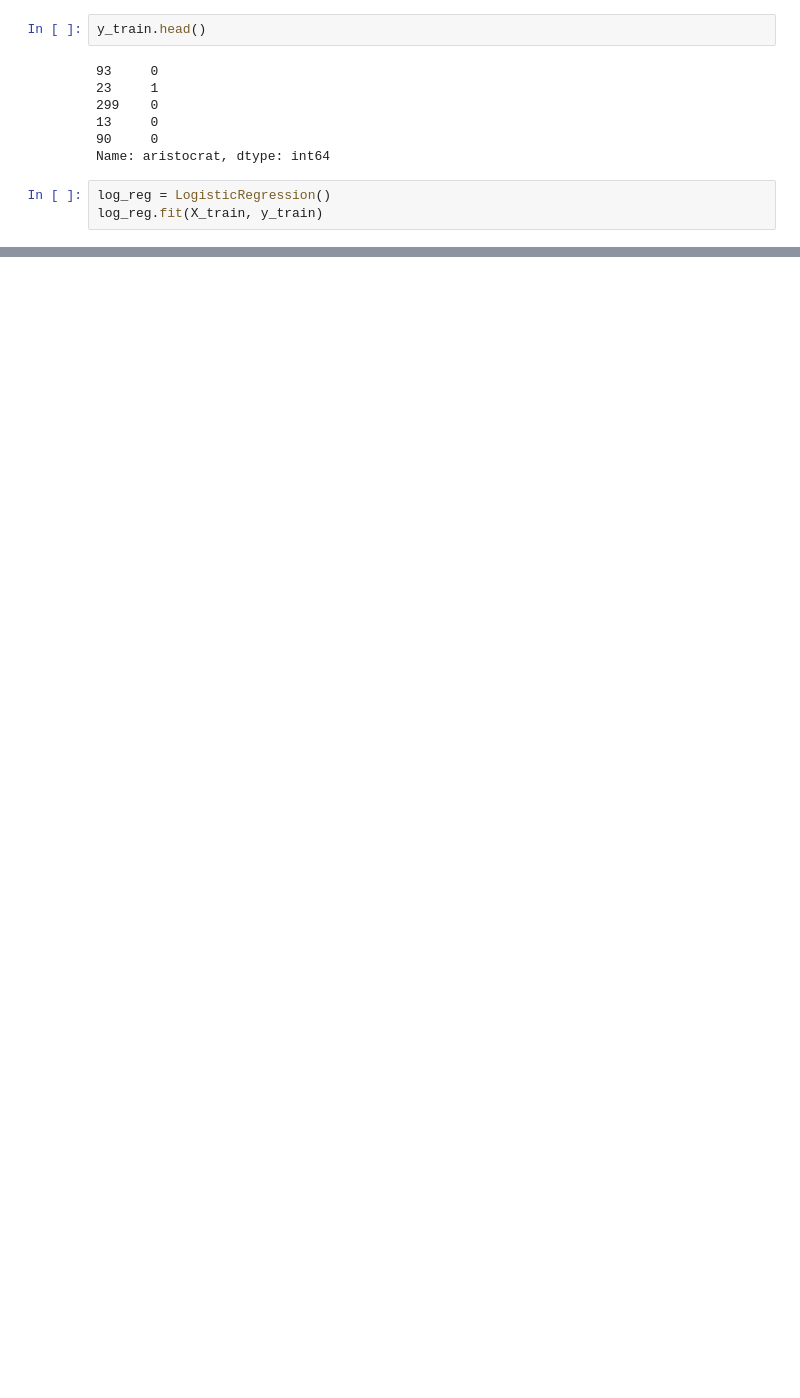
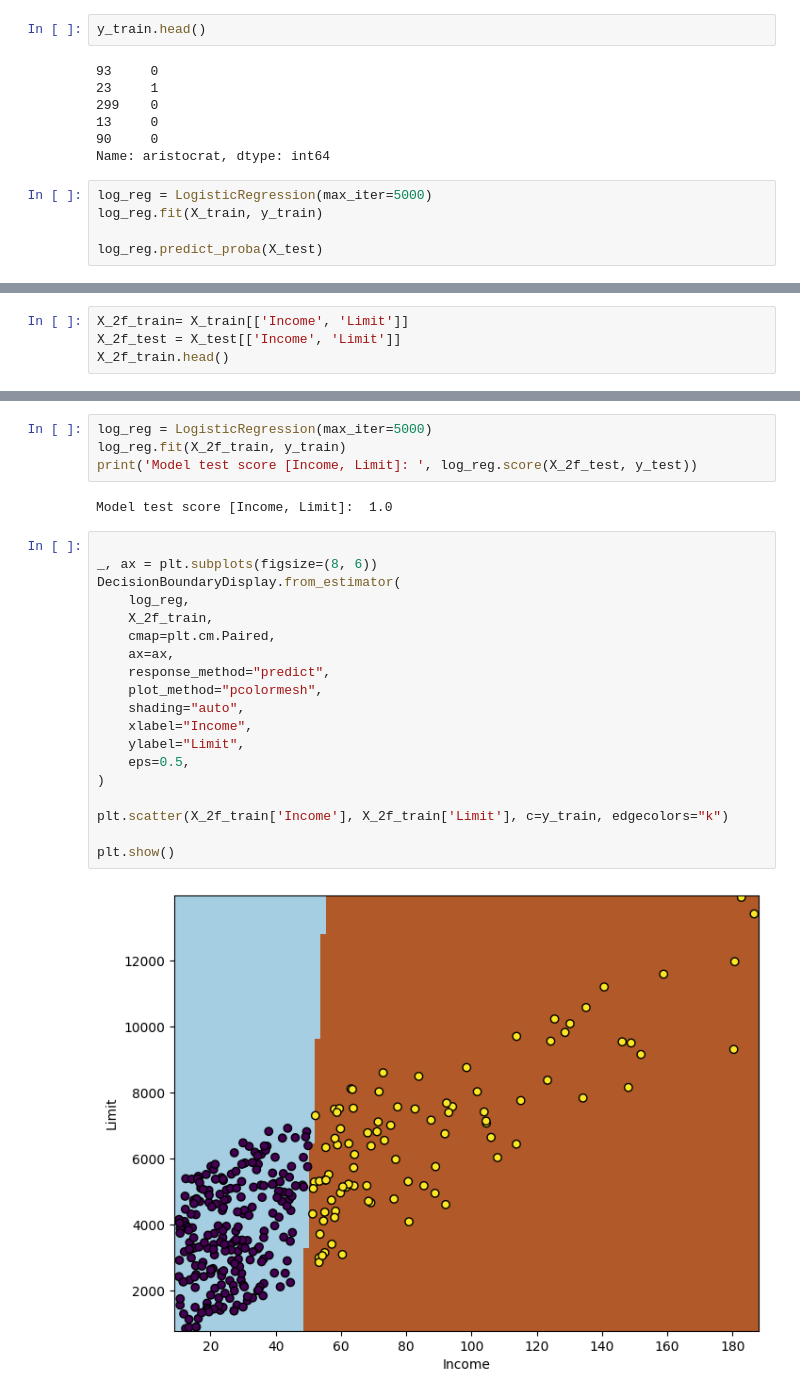
Before and after one commit to GabrielWechta/white_rose, a Jupyter notebook: data_mining/lab_3/task_12.ipynb, the cells around one changed output, grey strips where cells are left out. Saved outputs shown, nothing was run; the diff lists cells and outputs as text; blank space fills up the shorter version.

```diff
--- a/data_mining/lab_3/task_12.ipynb
+++ b/data_mining/lab_3/task_12.ipynb
@@ -66,6 +69,8 @@ y_train.head()
 90     0
 Name: aristocrat, dtype: int64
 # %%
-log_reg = LogisticRegression()
+log_reg = LogisticRegression(max_iter=5000)
 log_reg.fit(X_train, y_train)
+
+log_reg.predict_proba(X_test)
 # %% [output]
@@ -74,0 +118,4 @@ print('Model Score= ', log_reg.score(X_test, y_test))
+# %%
+X_2f_train= X_train[['Income', 'Limit']]
+X_2f_test = X_test[['Income', 'Limit']]
+X_2f_train.head()
@@ -74,0 +129,27 @@ print('Model Score= ', log_reg.score(X_test, y_test))
+# %%
+log_reg = LogisticRegression(max_iter=5000)
+log_reg.fit(X_2f_train, y_train)
+print('Model test score [Income, Limit]: ', log_reg.score(X_2f_test, y_test))
+# %% [output]
+Model test score [Income, Limit]:  1.0
+# %%
+
+_, ax = plt.subplots(figsize=(8, 6))
+DecisionBoundaryDisplay.from_estimator(
+    log_reg,
+    X_2f_train,
+    cmap=plt.cm.Paired,
+    ax=ax,
+    response_method="predict",
+    plot_method="pcolormesh",
+    shading="auto",
+    xlabel="Income",
+    ylabel="Limit",
+    eps=0.5,
+)
+
+plt.scatter(X_2f_train['Income'], X_2f_train['Limit'], c=y_train, edgecolors="k")
+
+plt.show()
+# %% [output]
+[figure, added]
```
Also changed, not shown: parts of 8 cells of this notebook.
